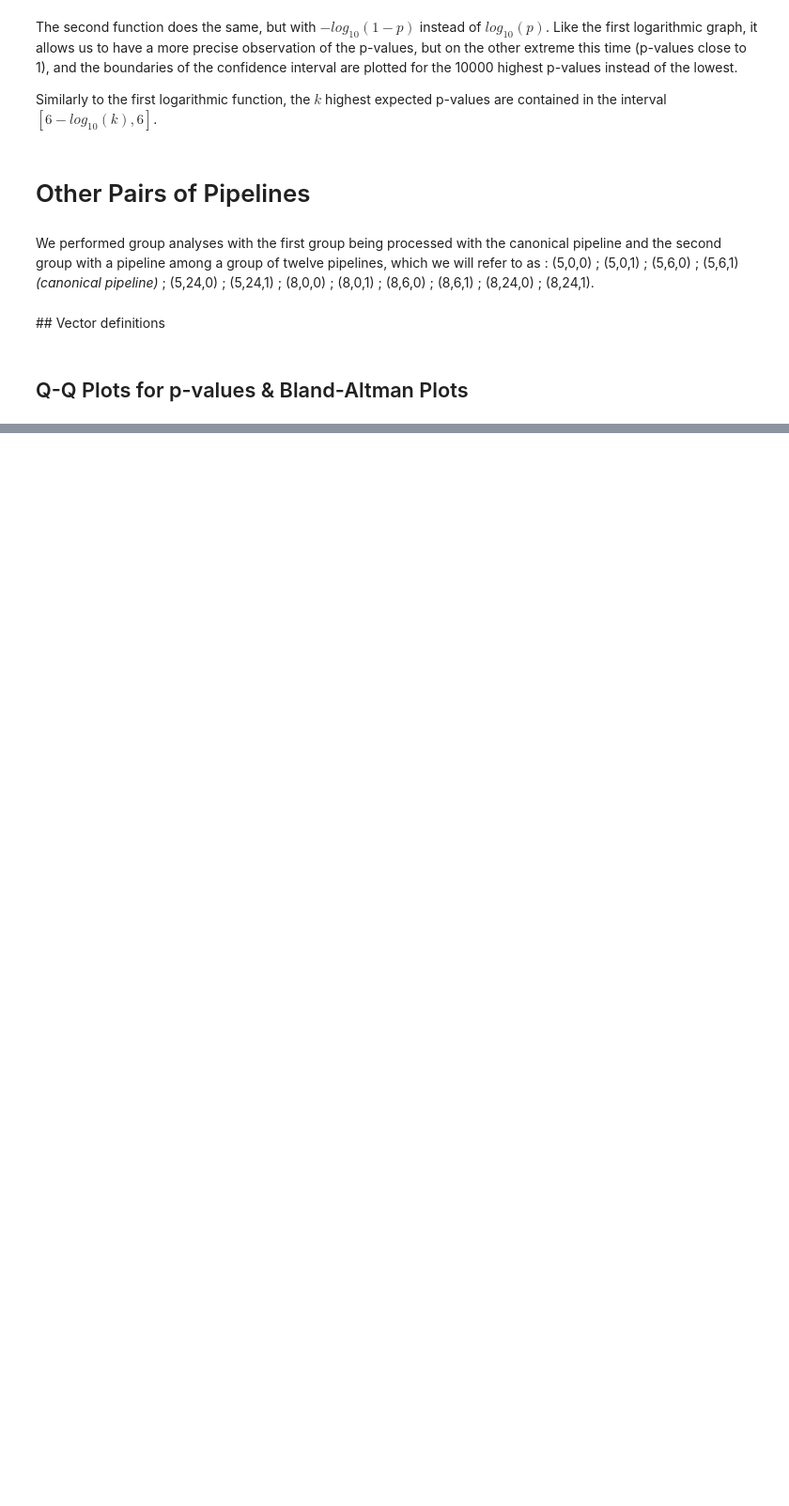
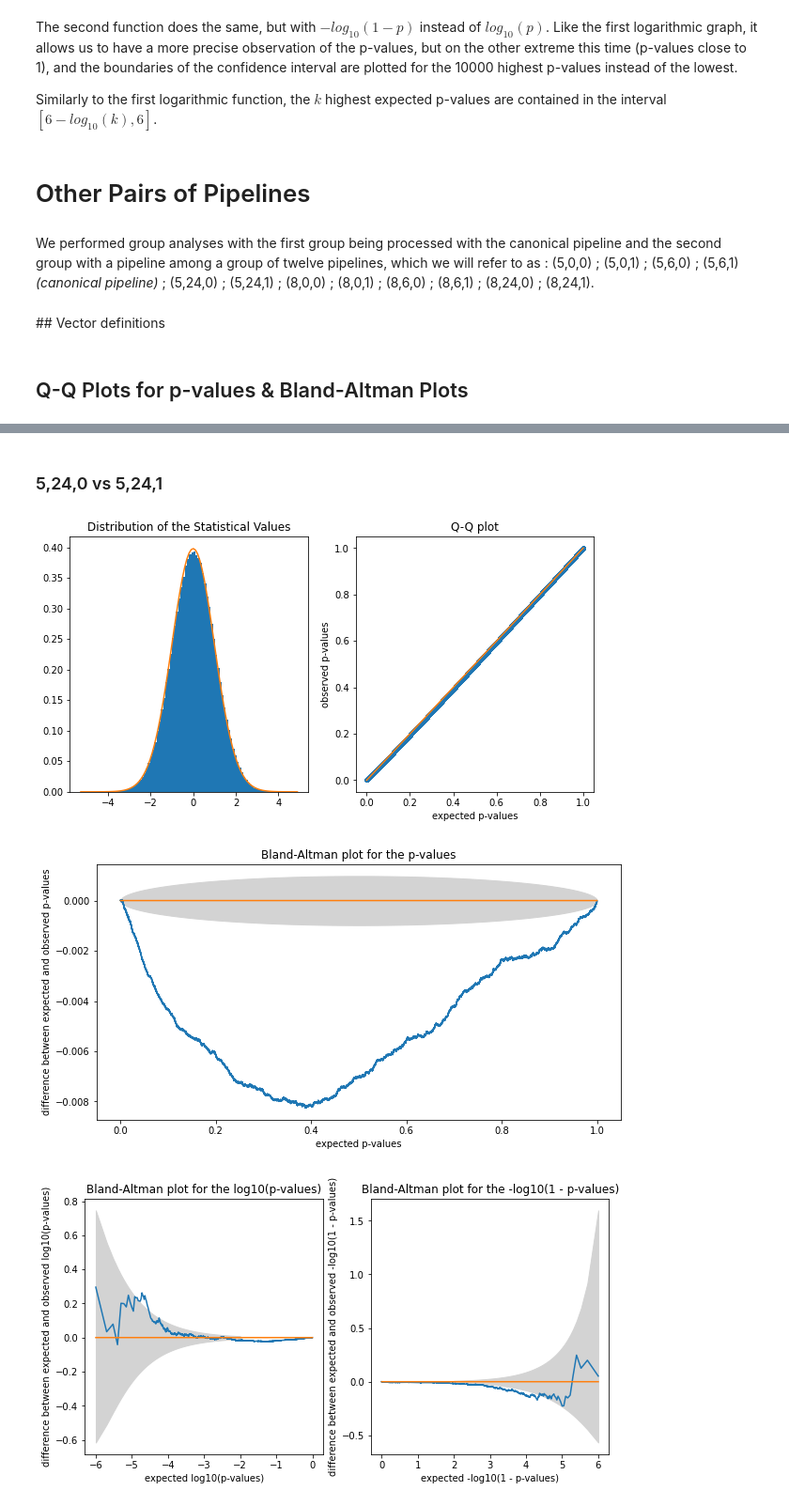
Before and after one commit to xroll174/Correct-Variability-Pipelines, a Jupyter notebook: results/Results.ipynb, the cells around one changed output, grey strips where cells are left out. Shown at 94% size. Cells and saved outputs as stored; diff of their text form; code cells hidden in the pictures; blank space fills up the shorter version.

```diff
--- a/results/Results.ipynb
+++ b/results/Results.ipynb
@@ -427,0 +431,2 @@ We performed group analyses with the first group being processed with the canoni
+# %%
+Vect_vox_5240_5241_sample = voxel_concat_sample(5,24,0,5,24,1);
@@ -573,0 +455,10 @@ Bland_Altman_log(Vect_vox_561_8241_sample)
+# %% [markdown]
+### 5,24,0 vs 5,24,1
+# %%
+qqplot_pval(Vect_vox_5240_5241_sample,100)
+Bland_Altman(Vect_vox_5240_5241_sample)
+Bland_Altman_log(Vect_vox_5240_5241_sample)
+# %% [output]
+[figure, added]
+[figure, added]
+[figure, added]
```
Also changed, not shown: parts of 58 cells of this notebook.
